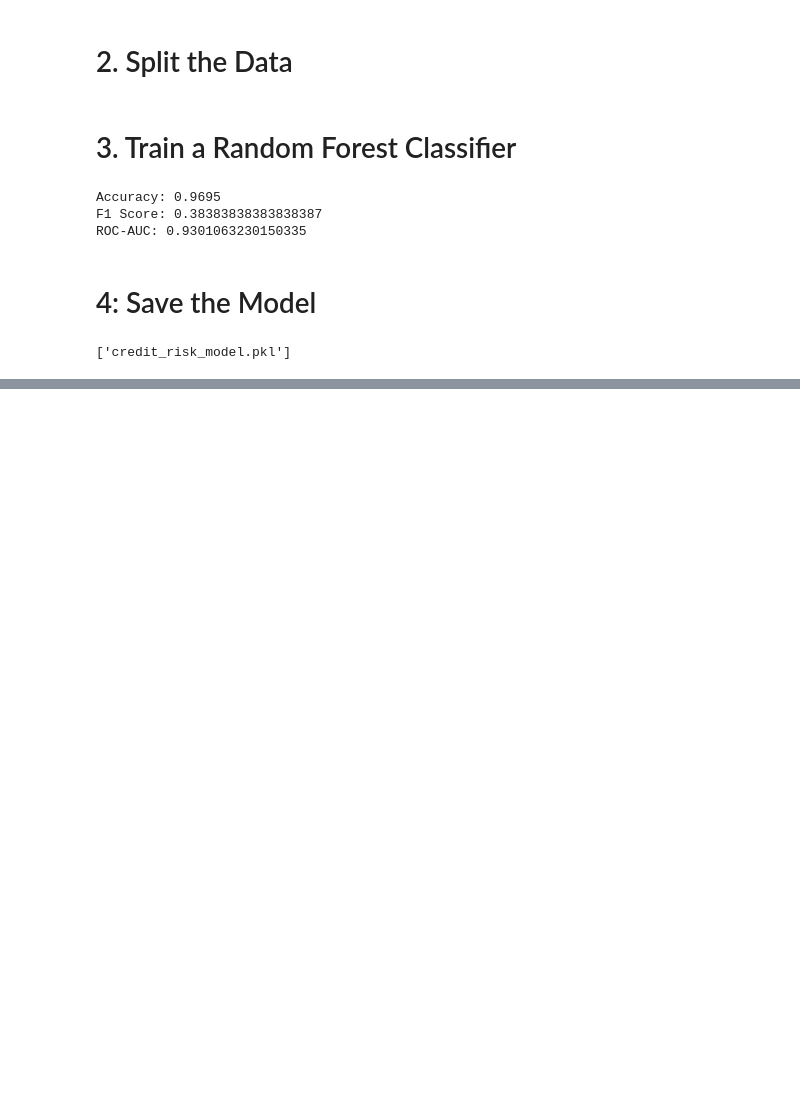
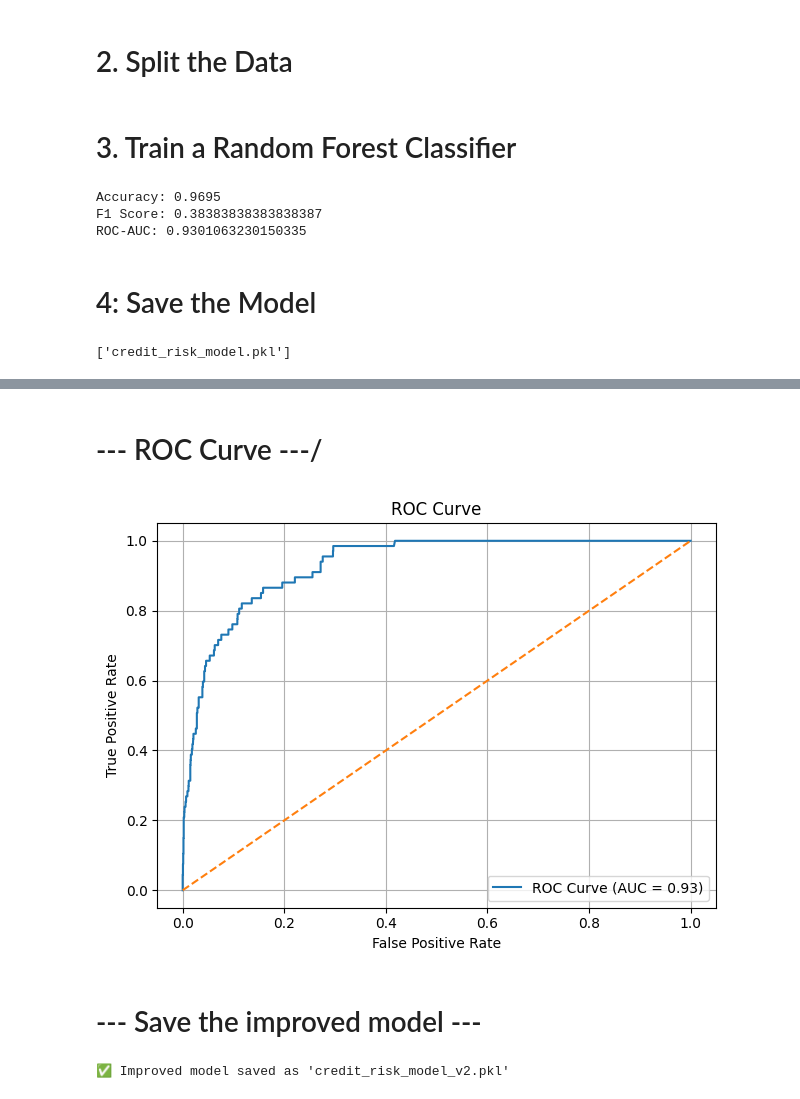
Before and after one commit to Divyanshi88/Credit-Risk-prediction, a Jupyter notebook: main.ipynb, the cells around one changed output, grey strips where cells are left out. Cells and saved outputs as stored; diff of their text form; code cells hidden in the pictures; blank space fills up the shorter version.

```diff
--- a/main.ipynb
+++ b/main.ipynb
@@ -98,0 +221,9 @@ Prediction result: 1
+# %%
+df = pd.read_csv("Default_Fin.csv")
+
+X = df[['Employed', 'Bank Balance', 'Annual Salary']]
+y = df['Defaulted?']
+
+X_train, X_test, y_train, y_test = train_test_split(
+    X, y, test_size=0.2, stratify=y, random_state=42
+)
@@ -98,0 +298,26 @@ Prediction result: 1
+# %% [markdown]
+# --- ROC Curve ---/
+# %%
+fpr, tpr, _ = roc_curve(y_test, y_proba)
+roc_auc = auc(fpr, tpr)
+
+plt.figure()
+plt.plot(fpr, tpr, label=f"ROC Curve (AUC = {roc_auc:.2f})")
+plt.plot([0, 1], [0, 1], linestyle='--')
+plt.xlabel("False Positive Rate")
+plt.ylabel("True Positive Rate")
+plt.title("ROC Curve")
+plt.legend()
+plt.grid(True)
+plt.tight_layout()
+plt.show()
+# %% [output]
+[figure, added]
+# %% [markdown]
+
+# --- Save the improved model ---
+# %%
+joblib.dump(model, "models/credit_risk_model_v2.pkl")
+print("\n✅ Improved model saved as 'credit_risk_model_v2.pkl'")
+# %% [output]
+✅ Improved model saved as 'credit_risk_model_v2.pkl'
```
Also changed, not shown: parts of 19 cells of this notebook, 4 other files.
